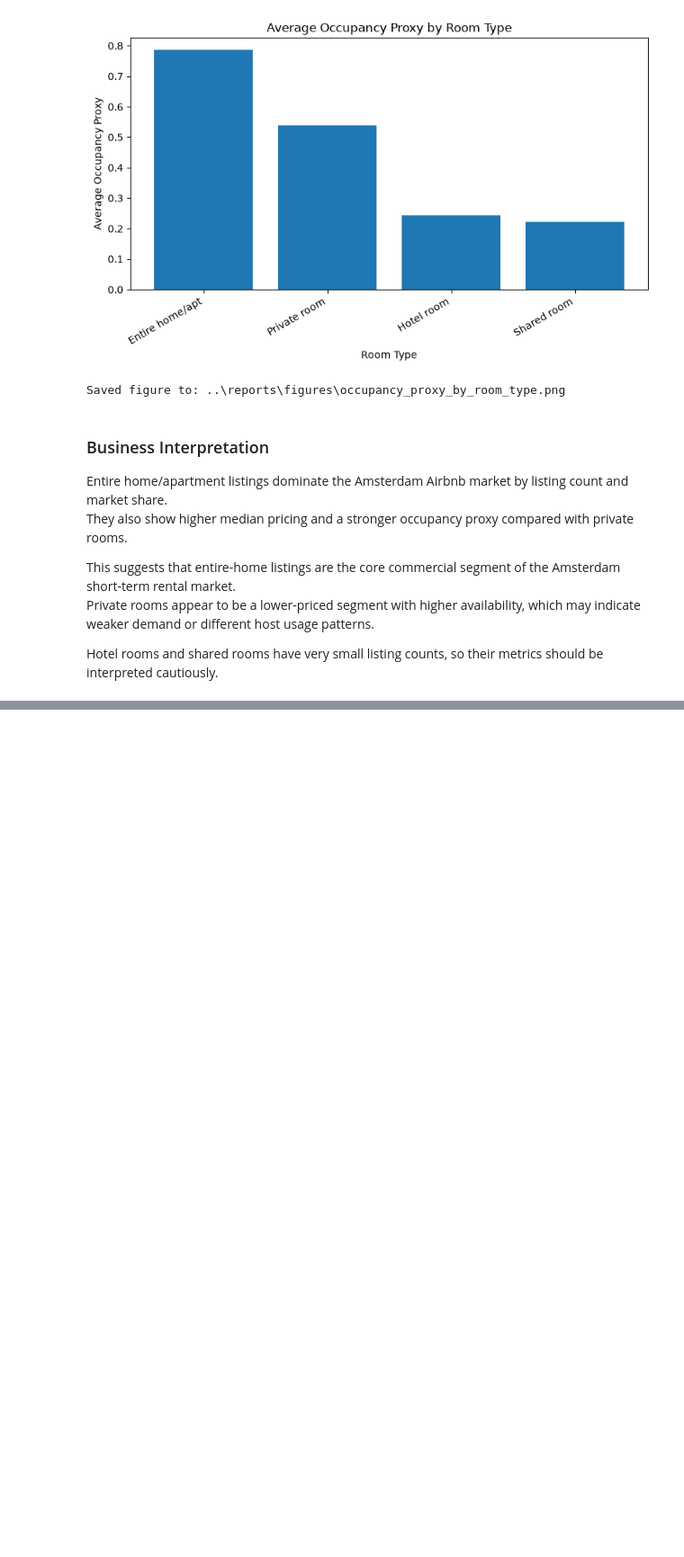
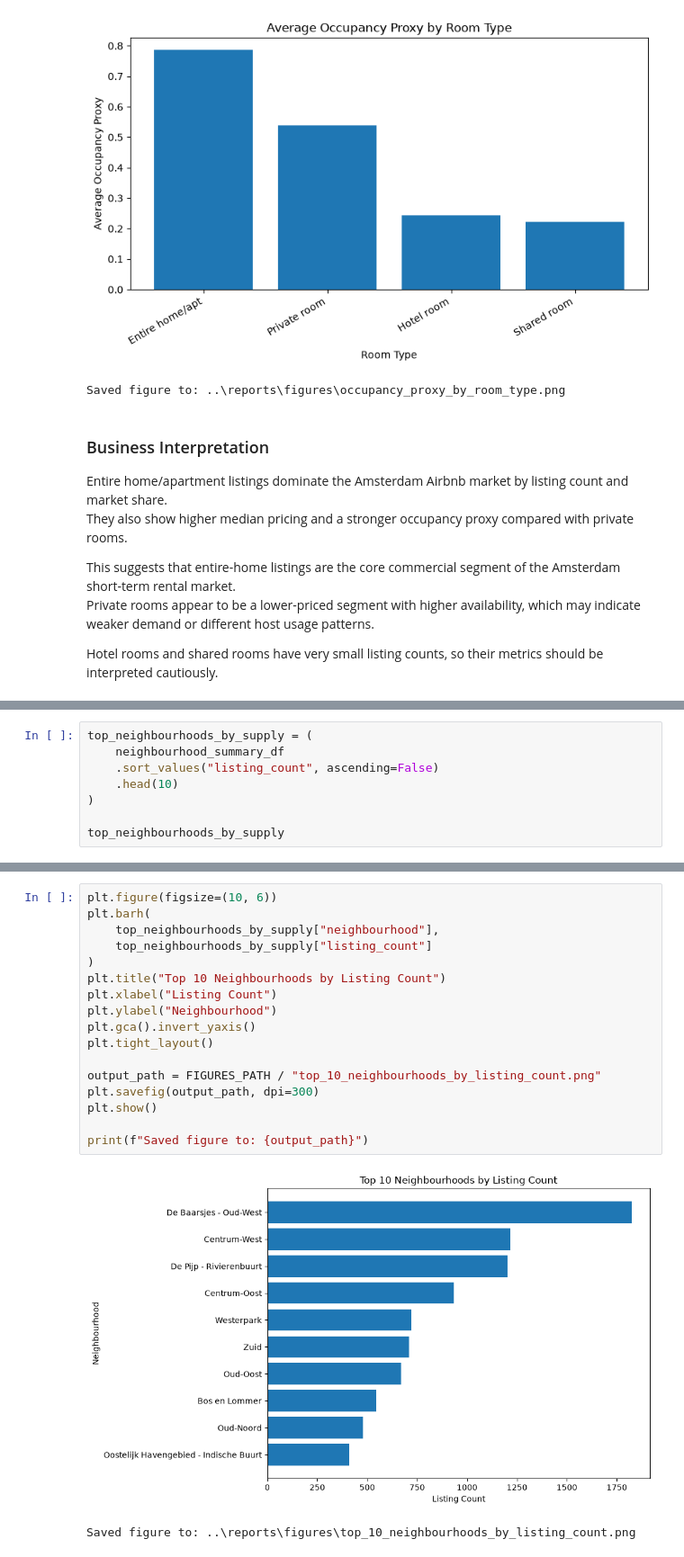
Before and after one commit to Tnadeeja/Inside-Airbnb-Market-Intelligence-Platform-Data-Engineering-Analytics-AI, a Jupyter notebook: notebooks/03_eda_business_analysis.ipynb, the cells around one changed output, grey strips where cells are left out. Shown at 90% size. Saved outputs shown, nothing was run; the diff lists cells and outputs as text; blank space fills up the shorter version.

Commit message:
Add neighbourhood EDA charts and insights

```diff
--- a/notebooks/03_eda_business_analysis.ipynb
+++ b/notebooks/03_eda_business_analysis.ipynb
@@ -183,0 +204,8 @@ Hotel rooms and shared rooms have very small listing counts, so their metrics sh
+# %%
+top_neighbourhoods_by_supply = (
+    neighbourhood_summary_df
+    .sort_values("listing_count", ascending=False)
+    .head(10)
+)
+
+top_neighbourhoods_by_supply
@@ -183,0 +224,20 @@ Hotel rooms and shared rooms have very small listing counts, so their metrics sh
+# %%
+plt.figure(figsize=(10, 6))
+plt.barh(
+    top_neighbourhoods_by_supply["neighbourhood"],
+    top_neighbourhoods_by_supply["listing_count"]
+)
+plt.title("Top 10 Neighbourhoods by Listing Count")
+plt.xlabel("Listing Count")
+plt.ylabel("Neighbourhood")
+plt.gca().invert_yaxis()
+plt.tight_layout()
+
+output_path = FIGURES_PATH / "top_10_neighbourhoods_by_listing_count.png"
+plt.savefig(output_path, dpi=300)
+plt.show()
+
+print(f"Saved figure to: {output_path}")
+# %% [output]
+[figure, added]
+Saved figure to: ..\reports\figures\top_10_neighbourhoods_by_listing_count.png
```
Also changed, not shown: parts of 13 cells of this notebook, 4 other files.
